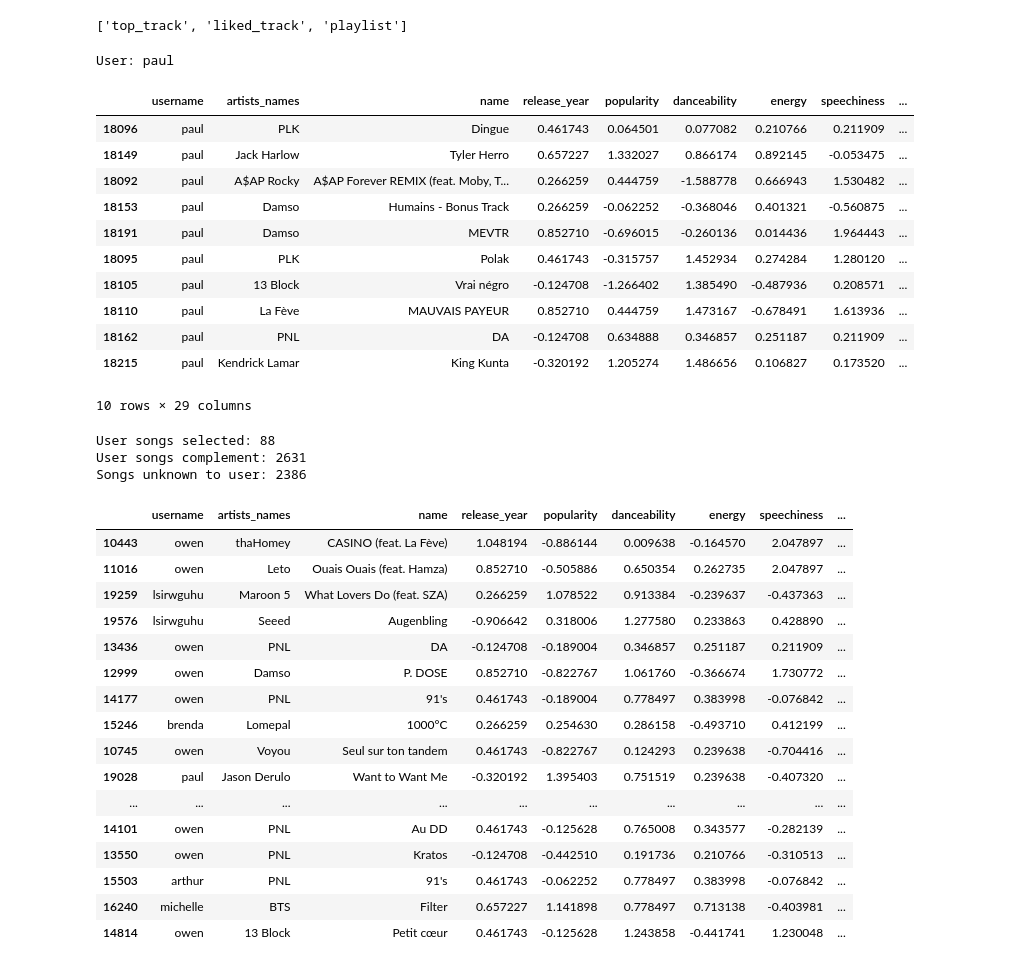
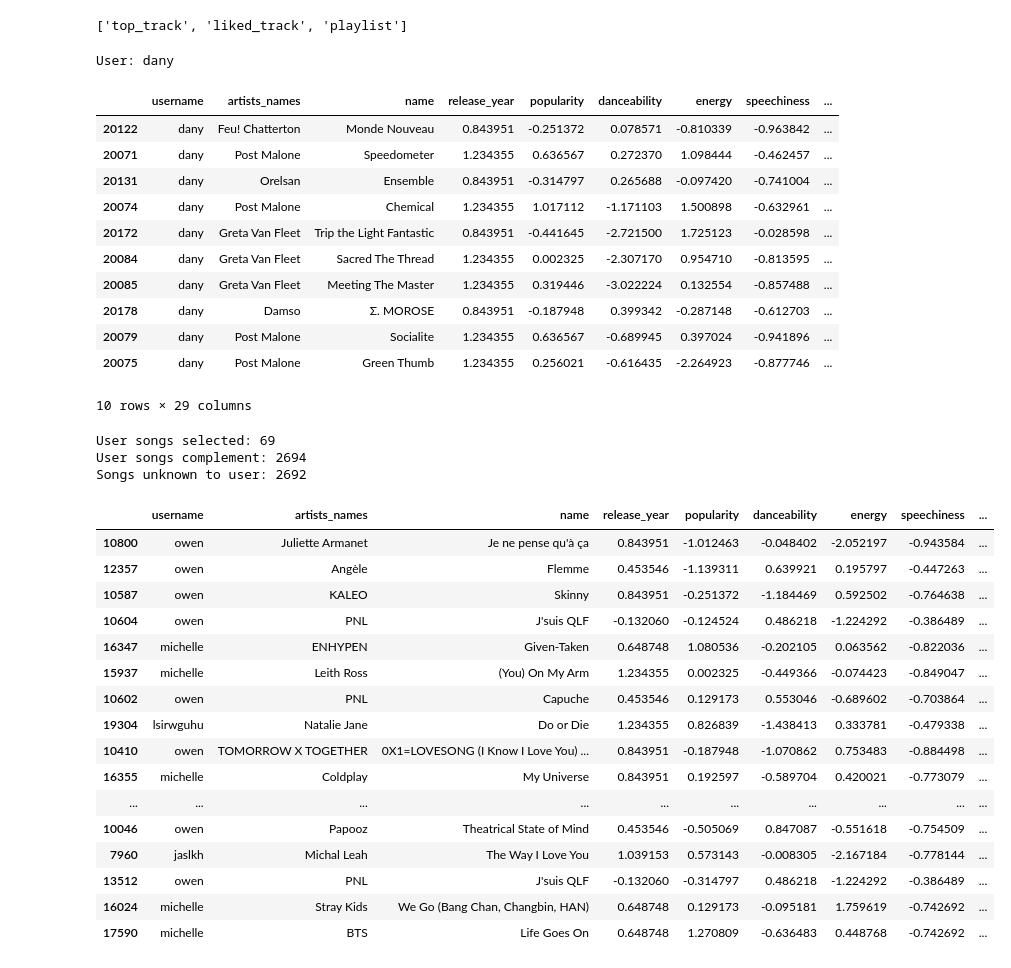
Before and after one commit to owengombas/spotify-recommender, a Jupyter notebook: recommender_nearest_neighbours.ipynb, the cells around one changed output. Saved outputs shown, nothing was run; the diff lists cells and outputs as text; code cells hidden in the pictures.

```diff
--- a/recommender_nearest_neighbours.ipynb
+++ b/recommender_nearest_neighbours.ipynb
@@ -96,7 +96,7 @@ latent_columns = spoti.NUMERICAL_FEATURES
 # Choose a user
 user = np.random.choice(users_list.USERS)
 user = user.username
-user = "paul"
+user = "dany"
 print(f"User: {user}")
 
 # Get songs that the user has listened to
@@ -122,60 +122,60 @@ display(df_knn_user_sample[spoti.PRETTY_PRINT_FEATURES + latent_columns])
 df_knn_user_complement = df_knn[(~df_knn["id"].isin(df_knn_user["id"])) & (~df_knn["id"].isin(df_knn_user_sample["id"]))].drop_duplicates(subset=["id"])
 df_knn_not_user = df_knn[(df_knn["username"] != user) & (~df_knn["id"].isin(df_knn_user_sample["id"]))].drop_duplicates(subset=["id"])
 
 print(f"User songs selected: {len(df_knn_user)}")
 print(f"User songs complement: {len(df_knn_user_complement)}")
 print(f"Songs unknown to user: {len(df_knn_not_user)}")
 
 # Get the songs that are most similar to the sampled songs
 knn = NearestNeighbors(metric="minkowski", p=2, radius=1)
 
 # From all the songs that the user has not listened to, we only want to consider the songs that are similar to the sampled songs
 choosen_df = df_knn_user_complement
 knn.fit(choosen_df[latent_columns])
 distances, indices = knn.kneighbors(df_knn_user_sample[latent_columns], n_neighbors=1000, return_distance=True)
 # Set the distances to the original dataframe
 choosen_df = choosen_df.iloc[indices.flatten()].copy()
 choosen_df["distance"] = distances.flatten()
 choosen_df = choosen_df.sort_values(by="distance")
 choosen_df = choosen_df.drop_duplicates(subset=["id"])
 
 TOP_N = 20
 choosen_df = choosen_df.head(TOP_N)
 # shuffle the dataframe
 choosen_df = choosen_df.sample(frac=1)
 
 choosen_df[spoti.PRETTY_PRINT_FEATURES]
 # %% [output]
-User: paul
+User: dany
 |  | username | artists_names | name | release_year | popularity | danceability | energy | speechiness | ... |
-| 18096 | paul | PLK | Dingue | 0.461743 | 0.064501 | 0.077082 | 0.210766 | 0.211909 | ... |
-| 18149 | paul | Jack Harlow | Tyler Herro | 0.657227 | 1.332027 | 0.866174 | 0.892145 | -0.053475 | ... |
-| 18092 | paul | A$AP Rocky | A$AP Forever REMIX (feat. Moby, T... | 0.266259 | 0.444759 | -1.588778 | 0.666943 | 1.530482 | ... |
-| 18153 | paul | Damso | Humains - Bonus Track | 0.266259 | -0.062252 | -0.368046 | 0.401321 | -0.560875 | ... |
-| 18191 | paul | Damso | MEVTR | 0.852710 | -0.696015 | -0.260136 | 0.014436 | 1.964443 | ... |
-| 18095 | paul | PLK | Polak | 0.461743 | -0.315757 | 1.452934 | 0.274284 | 1.280120 | ... |
-| 18105 | paul | 13 Block | Vrai négro | -0.124708 | -1.266402 | 1.385490 | -0.487936 | 0.208571 | ... |
-| 18110 | paul | La Fève | MAUVAIS PAYEUR | 0.852710 | 0.444759 | 1.473167 | -0.678491 | 1.613936 | ... |
-| 18162 | paul | PNL | DA | -0.124708 | 0.634888 | 0.346857 | 0.251187 | 0.211909 | ... |
-| 18215 | paul | Kendrick Lamar | King Kunta | -0.320192 | 1.205274 | 1.486656 | 0.106827 | 0.173520 | ... |
+| 20122 | dany | Feu! Chatterton | Monde Nouveau | 0.843951 | -0.251372 | 0.078571 | -0.810339 | -0.963842 | ... |
+| 20071 | dany | Post Malone | Speedometer | 1.234355 | 0.636567 | 0.272370 | 1.098444 | -0.462457 | ... |
+| 20131 | dany | Orelsan | Ensemble | 0.843951 | -0.314797 | 0.265688 | -0.097420 | -0.741004 | ... |
+| 20074 | dany | Post Malone | Chemical | 1.234355 | 1.017112 | -1.171103 | 1.500898 | -0.632961 | ... |
+| 20172 | dany | Greta Van Fleet | Trip the Light Fantastic | 0.843951 | -0.441645 | -2.721500 | 1.725123 | -0.028598 | ... |
+| 20084 | dany | Greta Van Fleet | Sacred The Thread | 1.234355 | 0.002325 | -2.307170 | 0.954710 | -0.813595 | ... |
+| 20085 | dany | Greta Van Fleet | Meeting The Master | 1.234355 | 0.319446 | -3.022224 | 0.132554 | -0.857488 | ... |
+| 20178 | dany | Damso | Σ. MOROSE | 0.843951 | -0.187948 | 0.399342 | -0.287148 | -0.612703 | ... |
+| 20079 | dany | Post Malone | Socialite | 1.234355 | 0.636567 | -0.689945 | 0.397024 | -0.941896 | ... |
+| 20075 | dany | Post Malone | Green Thumb | 1.234355 | 0.256021 | -0.616435 | -2.264923 | -0.877746 | ... |
 10 rows × 29 columns
-User songs selected: 88
-User songs complement: 2631
-Songs unknown to user: 2386
+User songs selected: 69
+User songs complement: 2694
+Songs unknown to user: 2692
 |  | username | artists_names | name | release_year | popularity | danceability | energy | speechiness | ... |
-| 10443 | owen | thaHomey | CASINO (feat. La Fève) | 1.048194 | -0.886144 | 0.009638 | -0.164570 | 2.047897 | ... |
-| 11016 | owen | Leto | Ouais Ouais (feat. Hamza) | 0.852710 | -0.505886 | 0.650354 | 0.262735 | 2.047897 | ... |
-| 19259 | lsirwguhu | Maroon 5 | What Lovers Do (feat. SZA) | 0.266259 | 1.078522 | 0.913384 | -0.239637 | -0.437363 | ... |
-| 19576 | lsirwguhu | Seeed | Augenbling | -0.906642 | 0.318006 | 1.277580 | 0.233863 | 0.428890 | ... |
-| 13436 | owen | PNL | DA | -0.124708 | -0.189004 | 0.346857 | 0.251187 | 0.211909 | ... |
-| 12999 | owen | Damso | Ρ. DOSE | 0.852710 | -0.822767 | 1.061760 | -0.366674 | 1.730772 | ... |
-| 14177 | owen | PNL | 91's | 0.461743 | -0.189004 | 0.778497 | 0.383998 | -0.076842 | ... |
-| 15246 | brenda | Lomepal | 1000°C | 0.266259 | 0.254630 | 0.286158 | -0.493710 | 0.412199 | ... |
-| 10745 | owen | Voyou | Seul sur ton tandem | 0.461743 | -0.822767 | 0.124293 | 0.239638 | -0.704416 | ... |
-| 19028 | paul | Jason Derulo | Want to Want Me | -0.320192 | 1.395403 | 0.751519 | 0.239638 | -0.407320 | ... |
+| 10800 | owen | Juliette Armanet | Je ne pense qu'à ça | 0.843951 | -1.012463 | -0.048402 | -2.052197 | -0.943584 | ... |
+| 12357 | owen | Angèle | Flemme | 0.453546 | -1.139311 | 0.639921 | 0.195797 | -0.447263 | ... |
+| 10587 | owen | KALEO | Skinny | 0.843951 | -0.251372 | -1.184469 | 0.592502 | -0.764638 | ... |
+| 10604 | owen | PNL | J'suis QLF | -0.132060 | -0.124524 | 0.486218 | -1.224292 | -0.386489 | ... |
+| 16347 | michelle | ENHYPEN | Given-Taken | 0.648748 | 1.080536 | -0.202105 | 0.063562 | -0.822036 | ... |
+| 15937 | michelle | Leith Ross | (You) On My Arm | 1.234355 | 0.002325 | -0.449366 | -0.074423 | -0.849047 | ... |
+| 10602 | owen | PNL | Capuche | 0.453546 | 0.129173 | 0.553046 | -0.689602 | -0.703864 | ... |
+| 19304 | lsirwguhu | Natalie Jane | Do or Die | 1.234355 | 0.826839 | -1.438413 | 0.333781 | -0.479338 | ... |
+| 10410 | owen | TOMORROW X TOGETHER | 0X1=LOVESONG (I Know I Love You) ... | 0.843951 | -0.187948 | -1.070862 | 0.753483 | -0.884498 | ... |
+| 16355 | michelle | Coldplay | My Universe | 0.843951 | 0.192597 | -0.589704 | 0.420021 | -0.773079 | ... |
 | ... | ... | ... | ... | ... | ... | ... | ... | ... | ... |
-| 14101 | owen | PNL | Au DD | 0.461743 | -0.125628 | 0.765008 | 0.343577 | -0.282139 | ... |
-| 13550 | owen | PNL | Kratos | -0.124708 | -0.442510 | 0.191736 | 0.210766 | -0.310513 | ... |
-| 15503 | arthur | PNL | 91's | 0.461743 | -0.062252 | 0.778497 | 0.383998 | -0.076842 | ... |
-| 16240 | michelle | BTS | Filter | 0.657227 | 1.141898 | 0.778497 | 0.713138 | -0.403981 | ... |
-| 14814 | owen | 13 Block | Petit cœur | 0.461743 | -0.125628 | 1.243858 | -0.441741 | 1.230048 | ... |
+| 10046 | owen | Papooz | Theatrical State of Mind | 0.453546 | -0.505069 | 0.847087 | -0.551618 | -0.754509 | ... |
+| 7960 | jaslkh | Michal Leah | The Way I Love You | 1.039153 | 0.573143 | -0.008305 | -2.167184 | -0.778144 | ... |
+| 13512 | owen | PNL | J'suis QLF | -0.132060 | -0.314797 | 0.486218 | -1.224292 | -0.386489 | ... |
+| 16024 | michelle | Stray Kids | We Go (Bang Chan, Changbin, HAN) | 0.648748 | 0.129173 | -0.095181 | 1.759619 | -0.742692 | ... |
+| 17590 | michelle | BTS | Life Goes On | 0.648748 | 1.270809 | -0.636483 | 0.448768 | -0.742692 | ... |
```
Also changed, not shown: parts of 3 cells of this notebook, 33 other files.
